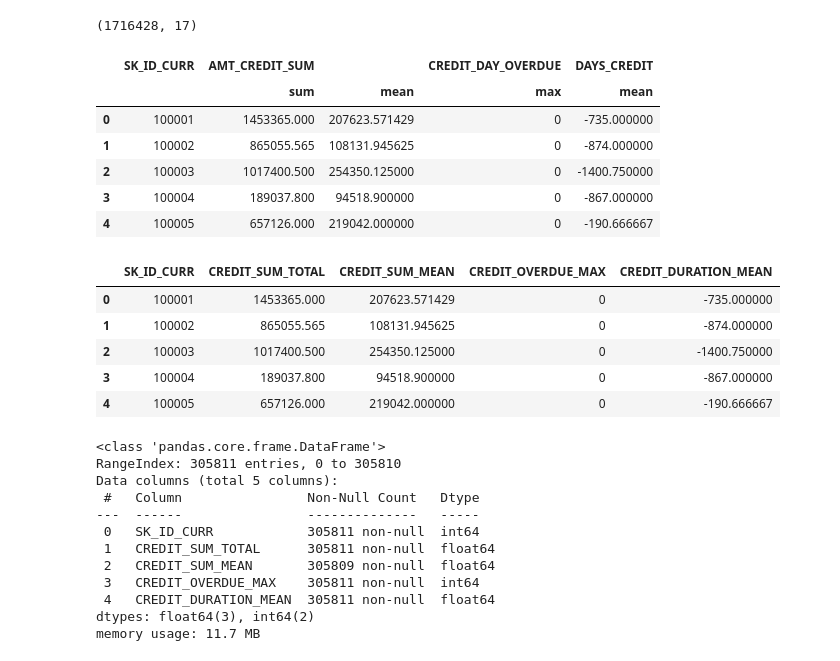
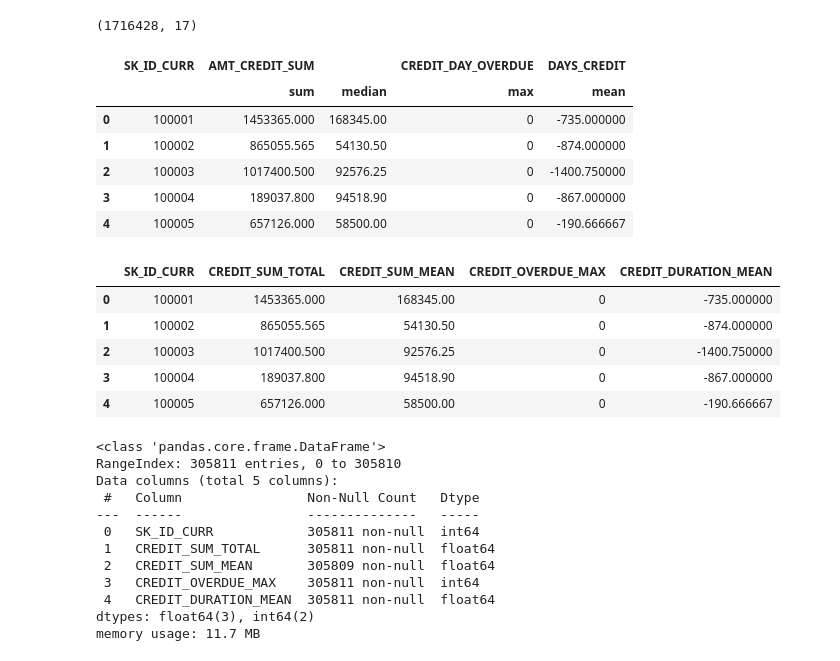
Before and after one commit to IgnatiusVMK/DataScience-Projects, a Jupyter notebook: Home Credit Default Risk/OverSample/home_credit_default_oversample-draft.ipynb, the cells around one changed output. Saved outputs shown, nothing was run; the diff lists cells and outputs as text; code cells hidden in the pictures.

```diff
--- a/Home Credit Default Risk/OverSample/home_credit_default_oversample-draft.ipynb
+++ b/Home Credit Default Risk/OverSample/home_credit_default_oversample-draft.ipynb
@@ -113,31 +115,31 @@ bureau.shape
 # %%
 # Aggregation example: Sum and mean of credit amount
 bureau_agg = bureau.groupby('SK_ID_CURR').agg({
-    'AMT_CREDIT_SUM': ['sum', 'mean'],
+    'AMT_CREDIT_SUM': ['sum', 'median'],
     'CREDIT_DAY_OVERDUE': ['max'],
     'DAYS_CREDIT': ['mean'],
 }).reset_index()
 
 bureau_agg.head()
 # %% [output]
 |  | SK_ID_CURR | AMT_CREDIT_SUM |  | CREDIT_DAY_OVERDUE | DAYS_CREDIT |
-|  |  | sum | mean | max | mean |
-| 0 | 100001 | 1453365.000 | 207623.571429 | 0 | -735.000000 |
-| 1 | 100002 | 865055.565 | 108131.945625 | 0 | -874.000000 |
-| 2 | 100003 | 1017400.500 | 254350.125000 | 0 | -1400.750000 |
-| 3 | 100004 | 189037.800 | 94518.900000 | 0 | -867.000000 |
-| 4 | 100005 | 657126.000 | 219042.000000 | 0 | -190.666667 |
+|  |  | sum | median | max | mean |
+| 0 | 100001 | 1453365.000 | 168345.00 | 0 | -735.000000 |
+| 1 | 100002 | 865055.565 | 54130.50 | 0 | -874.000000 |
+| 2 | 100003 | 1017400.500 | 92576.25 | 0 | -1400.750000 |
+| 3 | 100004 | 189037.800 | 94518.90 | 0 | -867.000000 |
+| 4 | 100005 | 657126.000 | 58500.00 | 0 | -190.666667 |
 # %%
 # Rename the columns
 bureau_agg.columns = ['SK_ID_CURR', 'CREDIT_SUM_TOTAL', 'CREDIT_SUM_MEAN', 'CREDIT_OVERDUE_MAX', 'CREDIT_DURATION_MEAN']
 bureau_agg.head()
 # %% [output]
 |  | SK_ID_CURR | CREDIT_SUM_TOTAL | CREDIT_SUM_MEAN | CREDIT_OVERDUE_MAX | CREDIT_DURATION_MEAN |
-| 0 | 100001 | 1453365.000 | 207623.571429 | 0 | -735.000000 |
-| 1 | 100002 | 865055.565 | 108131.945625 | 0 | -874.000000 |
-| 2 | 100003 | 1017400.500 | 254350.125000 | 0 | -1400.750000 |
-| 3 | 100004 | 189037.800 | 94518.900000 | 0 | -867.000000 |
-| 4 | 100005 | 657126.000 | 219042.000000 | 0 | -190.666667 |
+| 0 | 100001 | 1453365.000 | 168345.00 | 0 | -735.000000 |
+| 1 | 100002 | 865055.565 | 54130.50 | 0 | -874.000000 |
+| 2 | 100003 | 1017400.500 | 92576.25 | 0 | -1400.750000 |
+| 3 | 100004 | 189037.800 | 94518.90 | 0 | -867.000000 |
+| 4 | 100005 | 657126.000 | 58500.00 | 0 | -190.666667 |
 # %%
 bureau_agg.info()
 # %% [output]
```
Also changed, not shown: parts of 16 cells of this notebook, 31 other files.
